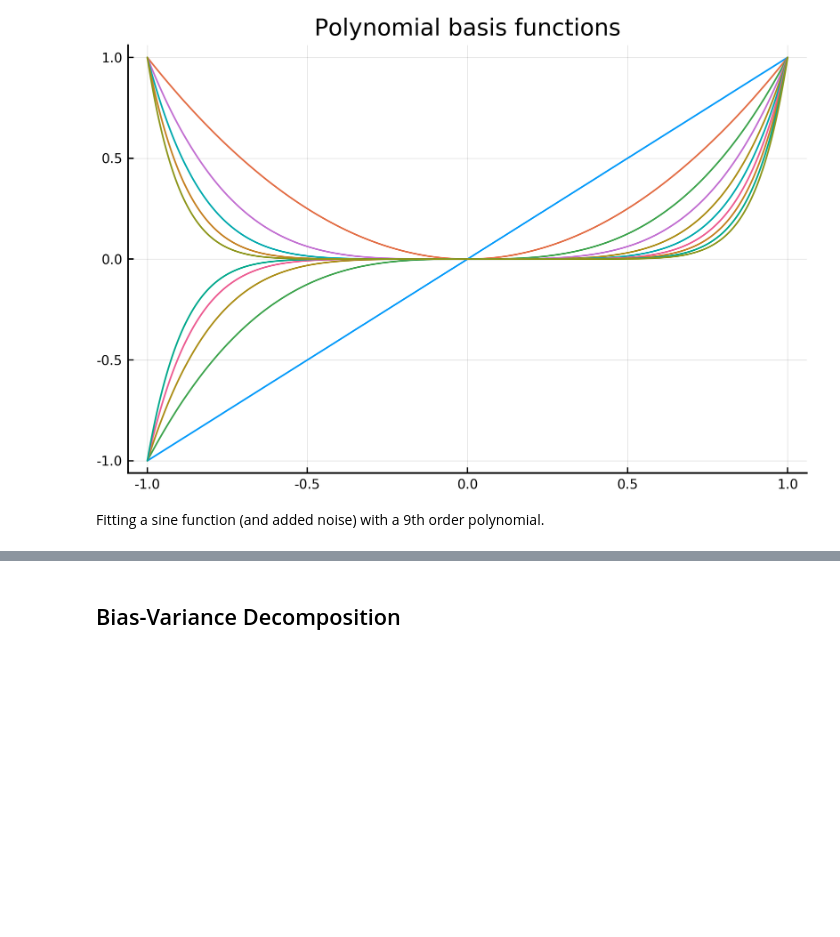
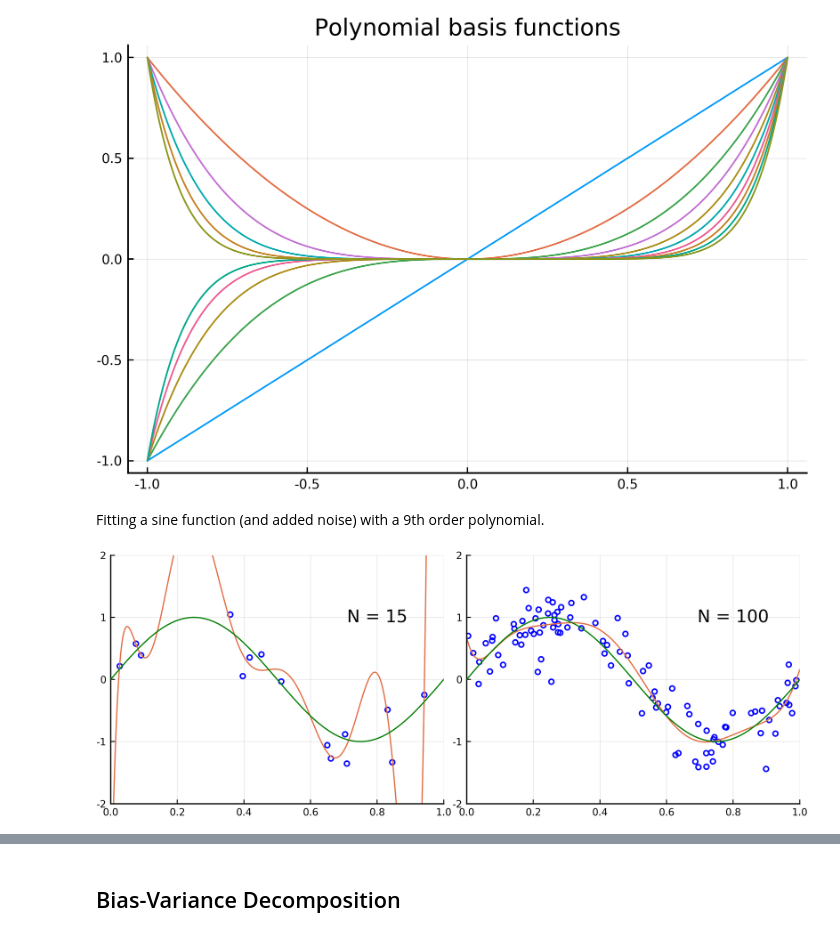
Before and after one commit to ulinares/PRML, a Jupyter notebook: notebooks/Chapter3.ipynb, the cells around one changed output, grey strips where cells are left out. Drawn from its saved outputs; the diff is of its cells as text; code cells hidden in the pictures; blank space fills up the shorter version.

```diff
--- a/notebooks/Chapter3.ipynb
+++ b/notebooks/Chapter3.ipynb
@@ -62,34 +63,36 @@ Fitting a sine function (and added noise) with a 9th order polynomial.
 # %%
 # Fitting sine function with a polynomial of order 9
 # Multiple data points(N) are used
 
-#N = 15
-#X, y = make_sine(N)
-#Φ = poly_expansion(X, degree=9);
-#lm = LinearRegression()
-#fit!(lm, Φ, y)
-#x_range = range(0, 1, length=1000)
-#preds = predict(lm, poly_expansion(x_range, degree=9))
-#p1 = scatter(X, y, legend=false)
-#plot!(x_range, preds)
-#plot!(x -> sin(2π*x), color=:green)
-#xlims!(0, 1)
-#ylims!(-2, 2)
-#annotate!(0.8, 1, "N = $N")
+N = 15
+X, y = make_sine(N)
+Φ = poly_expansion(X, degree=9);
+lm = LinearRegression()
+fit!(lm, Φ, y)
+x_range = range(0, 1, length=1000)
+preds = predict(lm, poly_expansion(x_range, degree=9))
+p1 = scatter(X, y, legend=false)
+plot!(x_range, preds)
+plot!(x -> sin(2π*x), color=:green)
+xlims!(0, 1)
+ylims!(-2, 2)
+annotate!(0.8, 1, "N = $N")
 
-#N = 100
-#X, y = make_sine(N)
-#Φ = poly_expansion(X, degree=9);
-#lm = LinearRegression()
-#fit!(lm, Φ, y)
-#x_range = range(0, 1, length=1000)
-#preds = predict(lm, poly_expansion(x_range, degree=9))
-#p2 = scatter(X, y, legend=false)
-#plot!(x_range, preds)
-#plot!(x -> sin(2π*x), color=:green)
-#xlims!(0, 1)
-#ylims!(-2, 2)
-#annotate!(0.8, 1, "N = $N")
+N = 100
+X, y = make_sine(N)
+Φ = poly_expansion(X, degree=9);
+lm = LinearRegression()
+fit!(lm, Φ, y)
+x_range = range(0, 1, length=1000)
+preds = predict(lm, poly_expansion(x_range, degree=9))
+p2 = scatter(X, y, legend=false)
+plot!(x_range, preds)
+plot!(x -> sin(2π*x), color=:green)
+xlims!(0, 1)
+ylims!(-2, 2)
+annotate!(0.8, 1, "N = $N")
 
-#plot(p1, p2, layout=(1, 2), size=(800, 300), dpi=400)
+plot(p1, p2, layout=(1, 2), size=(800, 300), dpi=400)
 #savefig("poly_fitting.png")
+# %% [output]
+[figure, added]
```
Also changed, not shown: parts of 7 cells of this notebook.
